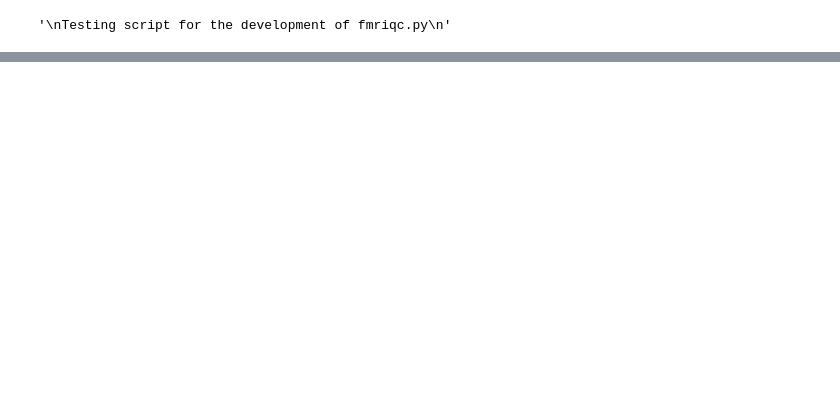
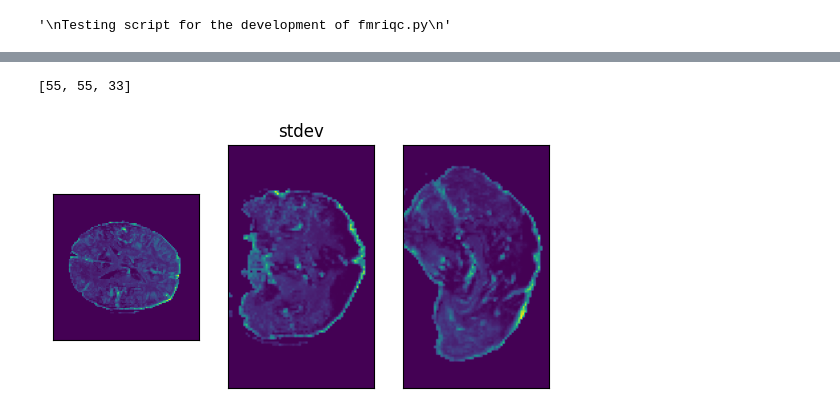
Before and after one commit to cjohnevans/MriQc, a Jupyter notebook: qc/fmriqc.ipynb, the cells around one changed output, grey strips where cells are left out. Saved outputs shown, nothing was run; the diff lists cells and outputs as text; code cells hidden in the pictures; blank space fills up the shorter version.

```diff
--- a/qc/fmriqc.ipynb
+++ b/qc/fmriqc.ipynb
@@ -54,7 +63,7 @@ del alspac_fmri
 nii_path = '/home/sapje1/scratch_sapje1/fmriqc/460_ndau/'
 nii_file = 'ndau.nii'
 # %%
-ndau = fmriqc.fmriqc(nii_path,nii_file,True)
+ndau = mriqc.fmriqc(nii_path,nii_file,True)
 # %%
 ndau.nii_load()
 # %%
@@ -63,0 +73,5 @@ ndau.plot_histogram()
+# %%
+mriqc.ortho_view(ndau.vol_stdev,'stdev')
+# %% [output]
+[55, 55, 33]
+[figure, added]
```
Also changed, not shown: parts of 19 cells of this notebook, 1 other file.
